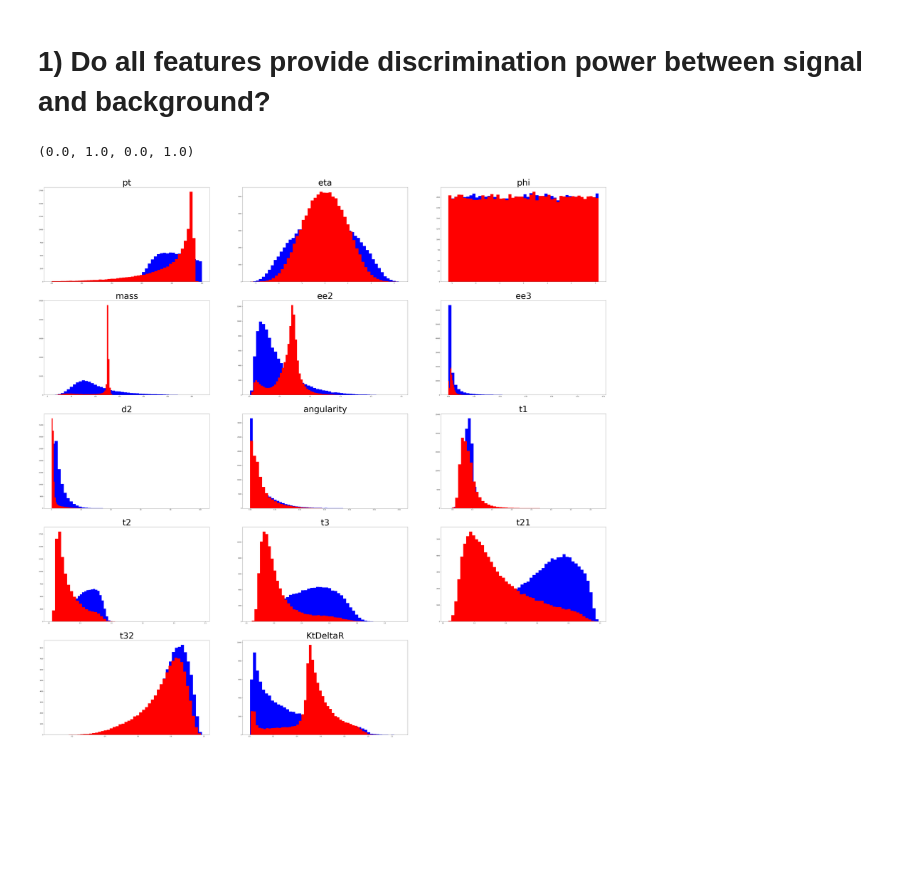
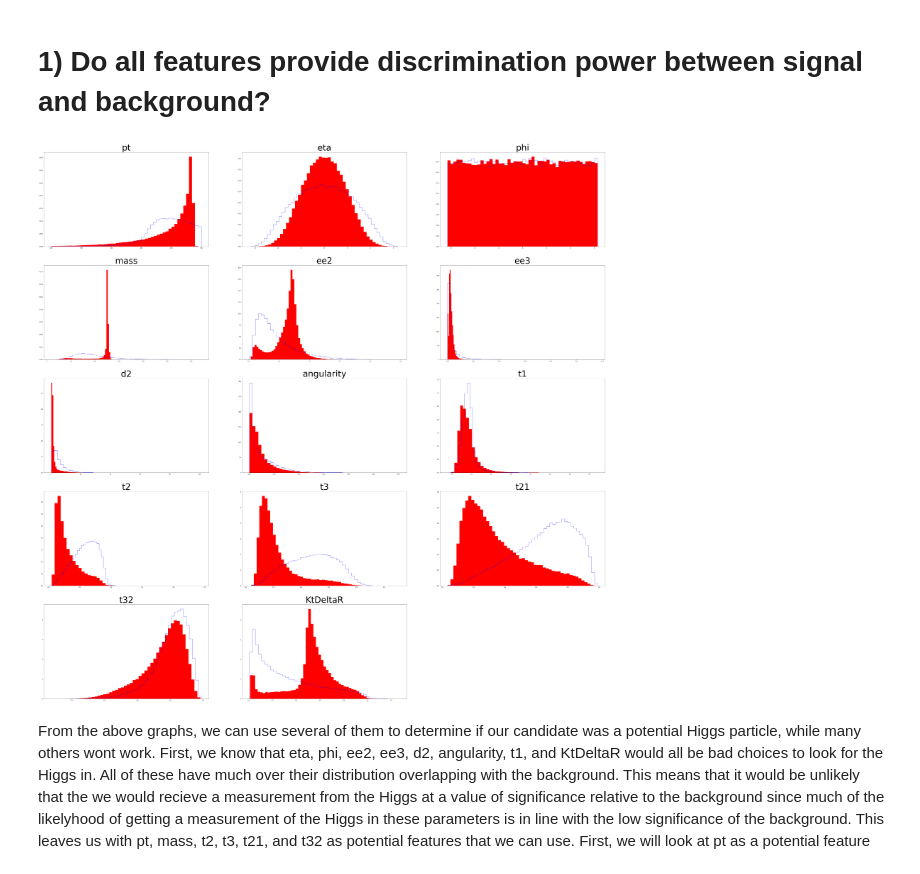
Before and after one commit to WyattOtsuka/PHYS434, a Jupyter notebook: lab5.ipynb, the cells around one changed output. Cells and saved outputs as stored; diff of their text form; code cells hidden in the pictures; blank space fills up the shorter version.

```diff
--- a/lab5.ipynb
+++ b/lab5.ipynb
@@ -15,13 +13,17 @@ plt.rcParams["figure.figsize"] = (75,75)
 # %% [markdown]
 # 1) Do all features provide discrimination power between signal and background?
 # %%
+plt.rcParams["figure.figsize"] = (75,75)
 fig, ax = plt.subplots(nrows = 5, ncols = 3)
 x = range(100000)
 for i in range(14):
-    ax[math.floor(i/3),i%3].hist(qcd[qcd.columns[i]], color = 'blue', bins = 50)
-    ax[math.floor(i/3),i%3].hist(higgs[higgs.columns[i]], color='red', bins = 50)
+    ax[math.floor(i/3),i%3].hist(qcd[qcd.columns[i]], color = 'blue', bins = 50, histtype = 'step', density = True)
+    ax[math.floor(i/3),i%3].hist(higgs[higgs.columns[i]], color='red', bins = 50, density = True)
     ax[math.floor(i/3),i%3].set_title(str(higgs.columns[i]), fontsize = 64)
 ax[4,2].axis('off')
+plt.semilogy()
+plt.show()
 # %% [output]
-(0.0, 1.0, 0.0, 1.0)
-[figure, old version]
+[figure, new version]
+# %% [markdown]
+From the above graphs, we can use several of them to determine if our candidate was a potential Higgs particle, while many others wont work. First, we know that eta, phi, ee2, ee3, d2, angularity, t1, and KtDeltaR would all be bad choices to look for the Higgs in. All of these have much over their distribution overlapping with the background. This means that it would be unlikely that the we would recieve a measurement from the Higgs at a value of significance relative to the background since much of the likelyhood of getting a measurement of the Higgs in these parameters is in line with the low significance of the background. This leaves us with pt, mass, t2, t3, t21, and t32 as potential features that we can use. First, we will look at pt as a potential feature
```
Also changed, not shown: parts of 4 cells of this notebook.
